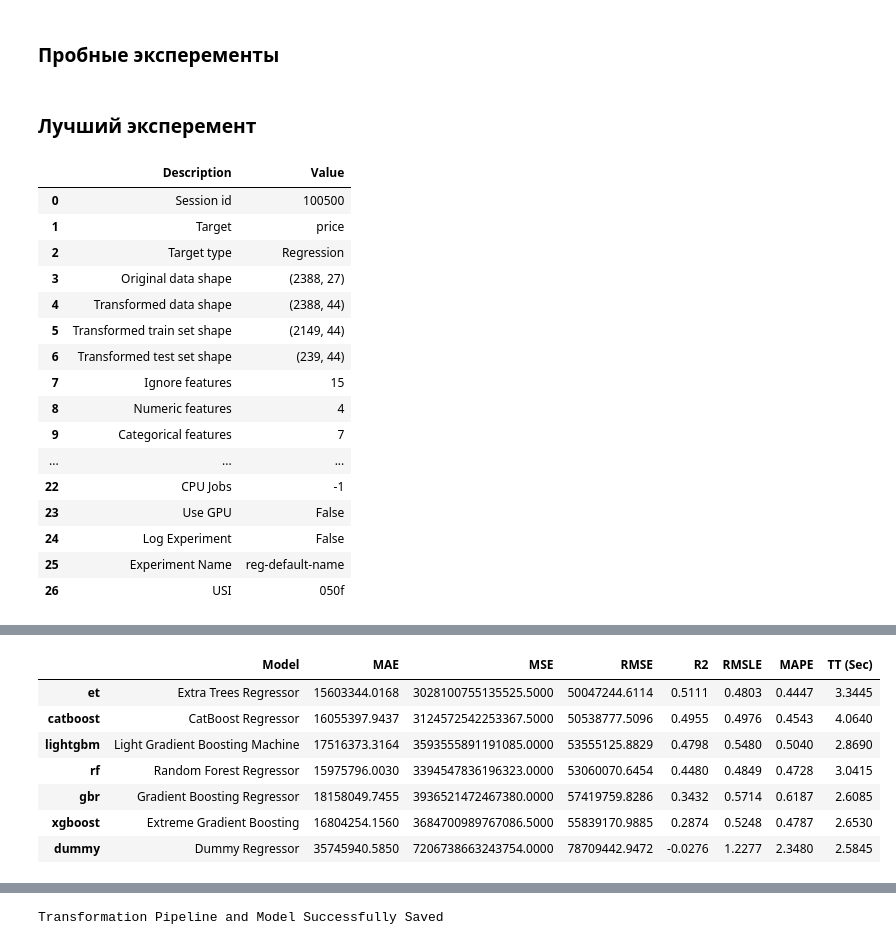
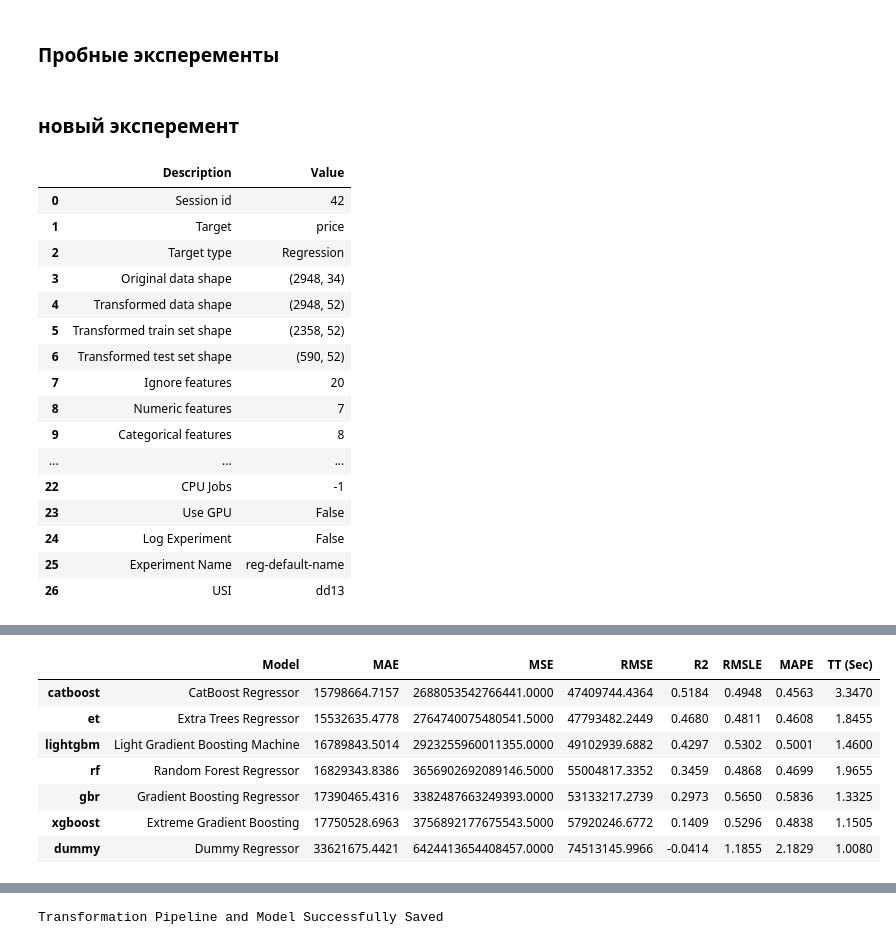
Before and after one commit to FedorSafonov/Predicting-the-value-of-real-estate-in-the-Moscow-region, a Jupyter notebook: project.ipynb, the cells around one changed output, grey strips where cells are left out. Drawn from its saved outputs; the diff is of its cells as text; code cells hidden in the pictures.

```diff
--- a/project.ipynb
+++ b/project.ipynb
@@ -601,3 +642,5 @@ dtype: int64
+# %%
+df.loc[df['floors_count'] == 42,'floors_count'] = 2
 # %%
 ignore_cols += ['heating_type','gas_type','water_supply_type','sewage_system','bathroom','accommodation_type']
 # %%
@@ -779,3 +772,12 @@ df.loc[replace_id,'suburban_type'] = 'house'
+# %%
+num_cols = df.select_dtypes(include=['number']).columns.to_list()
+cat_cols = df.select_dtypes(exclude=['number','datetime']).columns.to_list()
+df[num_cols] = df[num_cols].replace(-1, np.NaN)
+df[cat_cols] = df[cat_cols].replace('-1', np.NaN)
+replace_id = (df[df['suburban_type'] == 'land-plot']
+            [df['land_plot'].isna()==False]
+            [['suburban_type']]).index
+df.loc[replace_id,'suburban_type'] = 'house'
 # %%
 # prep_df = df[df['suburban_type']=='house'].reset_index(drop=True)
 prep_df = df.copy().reset_index(drop=True)
@@ -807,43 +805,48 @@ num_features = ['year_of_construction', 'floors_count','land_plot','living_meter
+# %%
+cat_features = df[good_cols].select_dtypes(exclude=['number','datetime']).columns.to_list()
+num_features = df[good_cols].select_dtypes(include=['number']).columns[1:].to_list()
 # %%
 prep_df_fill_cat_nans = prep_df.copy()
 prep_df_fill_cat_nans[cat_features] =  prep_df[cat_features].fillna('___')
 # %% [markdown]
-### Лучший эксперемент
+### новый эксперемент
+# %%
+S = 42
 # %%
 %%chime
 
 exp = setup(prep_df_fill_cat_nans,target=target, ignore_features = ignore_cols,
         imputation_type = 'iterative', categorical_iterative_imputer = 'xgboost',
         numeric_iterative_imputer = 'xgboost', numeric_features=num_features,
         iterative_imputation_iters = 10, categorical_features=cat_features,
-        train_size=0.9, fold=20, session_id=S, normalize=True)
+        train_size=0.8, fold=20, session_id=S, normalize=True)
 
 best_model = exp.compare_models(include=['lightgbm','xgboost','gbr','rf','et','catboost','dummy'])
 # %% [output]
 |  | Description | Value |
-| 0 | Session id | 100500 |
+| 0 | Session id | 42 |
 | 1 | Target | price |
 | 2 | Target type | Regression |
-| 3 | Original data shape | (2388, 27) |
-| 4 | Transformed data shape | (2388, 44) |
-| 5 | Transformed train set shape | (2149, 44) |
-| 6 | Transformed test set shape | (239, 44) |
-| 7 | Ignore features | 15 |
-| 8 | Numeric features | 4 |
-| 9 | Categorical features | 7 |
+| 3 | Original data shape | (2948, 34) |
+| 4 | Transformed data shape | (2948, 52) |
+| 5 | Transformed train set shape | (2358, 52) |
+| 6 | Transformed test set shape | (590, 52) |
+| 7 | Ignore features | 20 |
+| 8 | Numeric features | 7 |
+| 9 | Categorical features | 8 |
 | ... | ... | ... |
 | 22 | CPU Jobs | -1 |
 | 23 | Use GPU | False |
 | 24 | Log Experiment | False |
 | 25 | Experiment Name | reg-default-name |
-| 26 | USI | 050f |
+| 26 | USI | dd13 |
 [interactive output not drawn]
 |  | Model | MAE | MSE | RMSE | R2 | RMSLE | MAPE | TT (Sec) |
-| et | Extra Trees Regressor | 15603344.0168 | 3028100755135525.5000 | 50047244.6114 | 0.5111 | 0.4803 | 0.4447 | 3.3445 |
-| catboost | CatBoost Regressor | 16055397.9437 | 3124572542253367.5000 | 50538777.5096 | 0.4955 | 0.4976 | 0.4543 | 4.0640 |
-| lightgbm | Light Gradient Boosting Machine | 17516373.3164 | 3593555891191085.0000 | 53555125.8829 | 0.4798 | 0.5480 | 0.5040 | 2.8690 |
-| rf | Random Forest Regressor | 15975796.0030 | 3394547836196323.0000 | 53060070.6454 | 0.4480 | 0.4849 | 0.4728 | 3.0415 |
-| gbr | Gradient Boosting Regressor | 18158049.7455 | 3936521472467380.0000 | 57419759.8286 | 0.3432 | 0.5714 | 0.6187 | 2.6085 |
-| xgboost | Extreme Gradient Boosting | 16804254.1560 | 3684700989767086.5000 | 55839170.9885 | 0.2874 | 0.5248 | 0.4787 | 2.6530 |
-| dummy | Dummy Regressor | 35745940.5850 | 7206738663243754.0000 | 78709442.9472 | -0.0276 | 1.2277 | 2.3480 | 2.5845 |
+| catboost | CatBoost Regressor | 15798664.7157 | 2688053542766441.0000 | 47409744.4364 | 0.5184 | 0.4948 | 0.4563 | 3.3470 |
+| et | Extra Trees Regressor | 15532635.4778 | 2764740075480541.5000 | 47793482.2449 | 0.4680 | 0.4811 | 0.4608 | 1.8455 |
+| lightgbm | Light Gradient Boosting Machine | 16789843.5014 | 2923255960011355.0000 | 49102939.6882 | 0.4297 | 0.5302 | 0.5001 | 1.4600 |
+| rf | Random Forest Regressor | 16829343.8386 | 3656902692089146.5000 | 55004817.3352 | 0.3459 | 0.4868 | 0.4699 | 1.9655 |
+| gbr | Gradient Boosting Regressor | 17390465.4316 | 3382487663249393.0000 | 53133217.2739 | 0.2973 | 0.5650 | 0.5836 | 1.3325 |
+| xgboost | Extreme Gradient Boosting | 17750528.6963 | 3756892177675543.5000 | 57920246.6772 | 0.1409 | 0.5296 | 0.4838 | 1.1505 |
+| dummy | Dummy Regressor | 33621675.4421 | 6424413654408457.0000 | 74513145.9966 | -0.0414 | 1.1855 | 2.1829 | 1.0080 |
 [interactive output not drawn]
```
Also changed, not shown: parts of 30 cells of this notebook, 5 other files.
